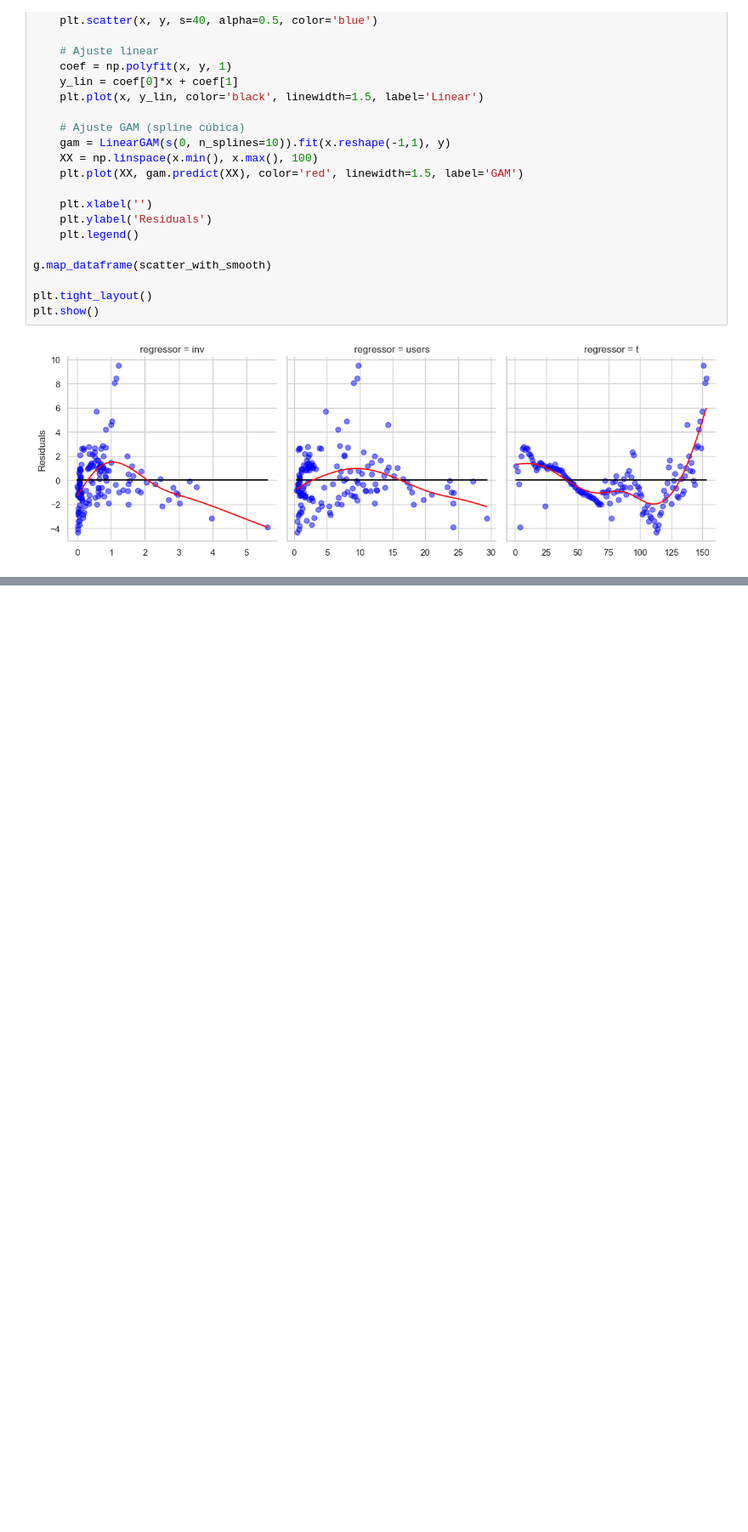
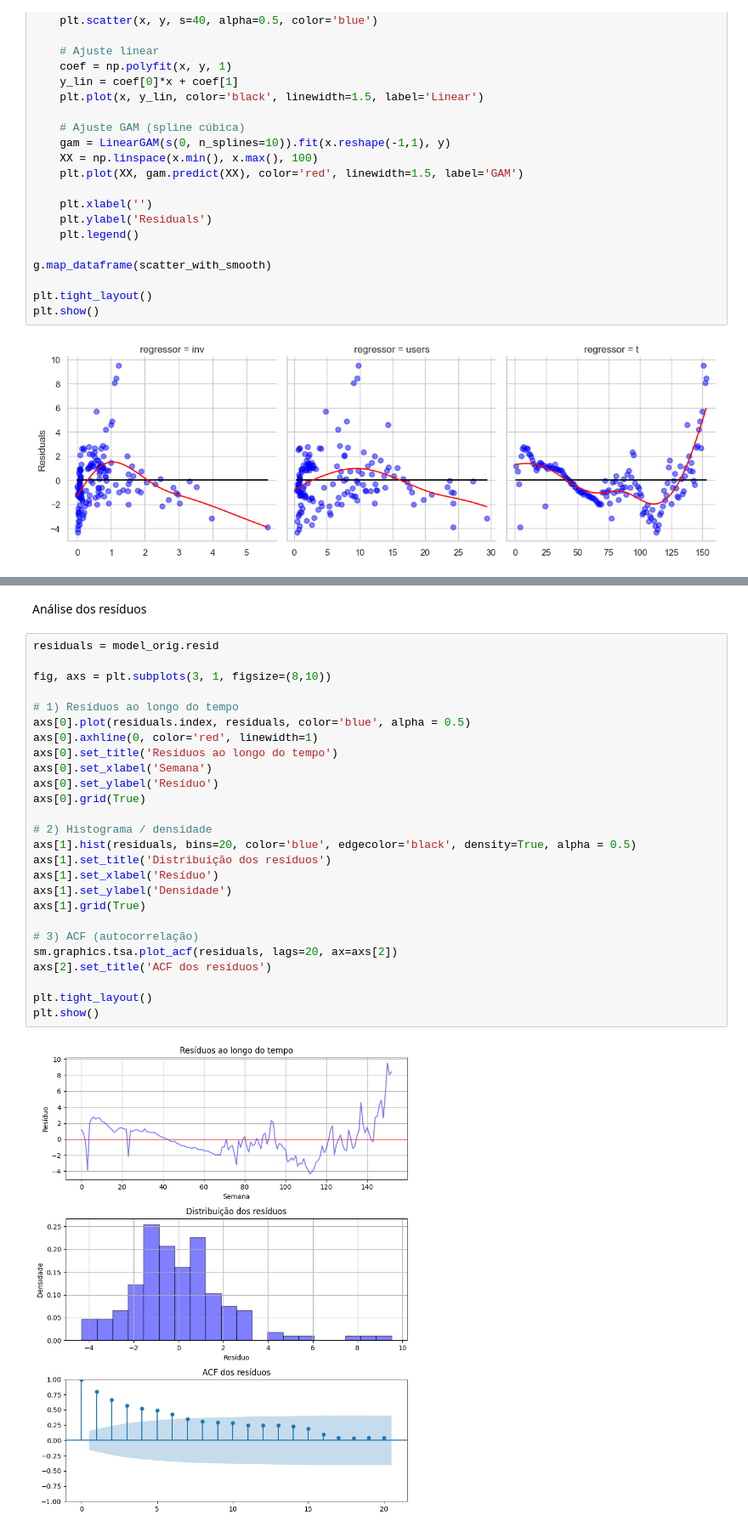
Before and after one commit to eduardammag/time-series, a Jupyter notebook: A2/regressão/modelos_de_regressão.ipynb, the cells around one changed output, grey strips where cells are left out. Shown at 85% size. Saved outputs shown, nothing was run; the diff lists cells and outputs as text; blank space fills up the shorter version.

```diff
--- a/A2/regressão/modelos_de_regressão.ipynb
+++ b/A2/regressão/modelos_de_regressão.ipynb
@@ -711,0 +833,30 @@ plt.show()
+# %% [markdown]
+Análise dos resíduos
+# %%
+residuals = model_orig.resid
+
+fig, axs = plt.subplots(3, 1, figsize=(8,10))
+
+# 1) Resíduos ao longo do tempo
+axs[0].plot(residuals.index, residuals, color='blue', alpha = 0.5)
+axs[0].axhline(0, color='red', linewidth=1)
+axs[0].set_title('Resíduos ao longo do tempo')
+axs[0].set_xlabel('Semana')
+axs[0].set_ylabel('Resíduo')
+axs[0].grid(True)
+
+# 2) Histograma / densidade
+axs[1].hist(residuals, bins=20, color='blue', edgecolor='black', density=True, alpha = 0.5)
+axs[1].set_title('Distribuição dos resíduos')
+axs[1].set_xlabel('Resíduo')
+axs[1].set_ylabel('Densidade')
+axs[1].grid(True)
+
+# 3) ACF (autocorrelação)
+sm.graphics.tsa.plot_acf(residuals, lags=20, ax=axs[2])
+axs[2].set_title('ACF dos resíduos')
+
+plt.tight_layout()
+plt.show()
+# %% [output]
+[figure, added]
```
Also changed, not shown: parts of 8 cells of this notebook, 3 other files.
